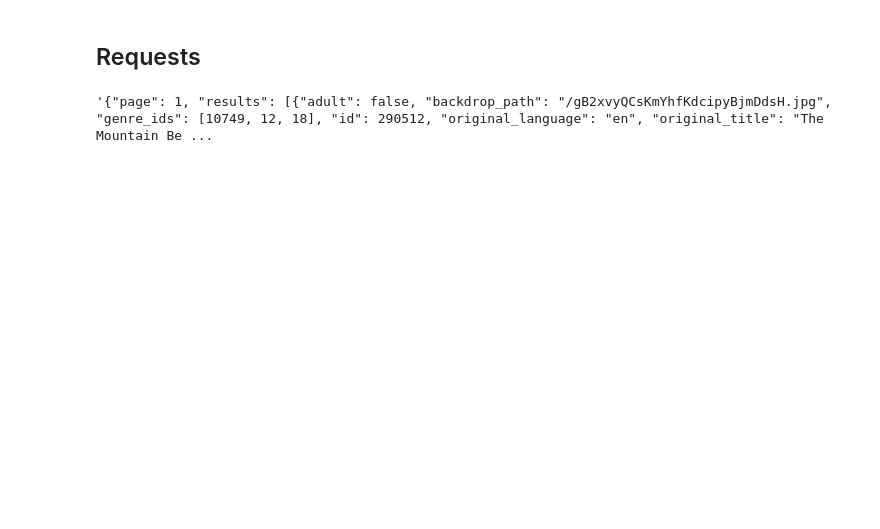
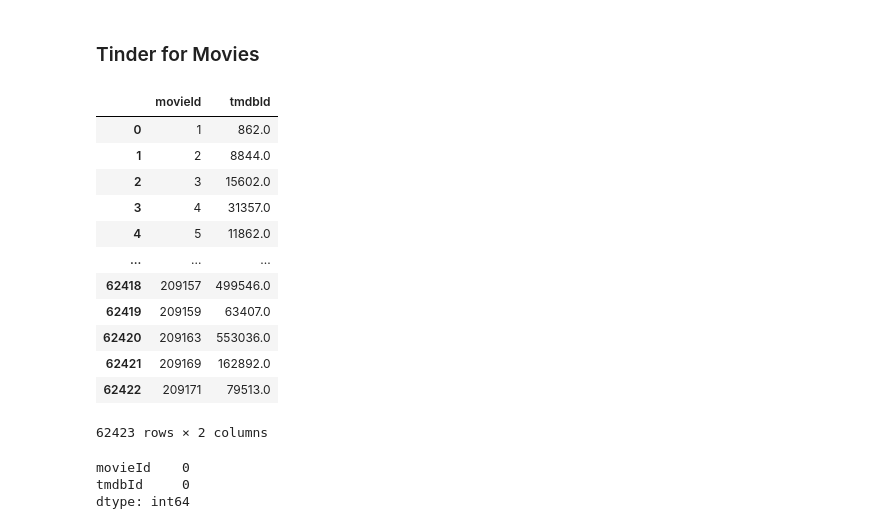
Before and after one commit to Luuzemp14/Cds1_Tinder-4-Movies, a Jupyter notebook: cds1.ipynb, the cells around one changed output. Drawn from its saved outputs; the diff is of its cells as text; code cells hidden in the pictures; blank space fills up the shorter version.

```diff
--- a/cds1.ipynb
+++ b/cds1.ipynb
@@ -54,23 +1,2 @@ genre_lst
-# %% [markdown]
-## Requests
-# %%
-import requests,json,csv,os
-
-API_key = 'f831ad4674ee3f8502035db2a48af4c6'
-Movie_ID = '464052'
-
-def get_data():
-    query = 'https://api.themoviedb.org/3/discover/movie?api_key={}&primary_release_year=2017'.format(API_key)
-    response =  requests.get(query)
-    if response.status_code==200:
-    #status code ==200 indicates the API query was successful
-        array = response.json()
-        text = json.dumps(array)
-        return (text)
-    else:
-        return ("error")
-
-data = get_data()
-data
-# %% [output]
-'{"page": 1, "results": [{"adult": false, "backdrop_path": "/gB2xvyQCsKmYhfKdcipyBjmDdsH.jpg", "genre_ids": [10749, 12, 18], "id": 290512, "original_language": "en", "original_title": "The Mountain Be ...
+# %% [markdown]
+### Tinder for Movies
@@ -76,0 +10,18 @@ data
+# %%
+# read movie IDs
+movie_ids = pd.read_csv('ml-25m/links.csv', usecols = ["movieId", "tmdbId"])
+movie_ids.head()
+# %% [output]
+|  | movieId | tmdbId |
+| 0 | 1 | 862.0 |
+| 1 | 2 | 8844.0 |
+| 2 | 3 | 15602.0 |
+| 3 | 4 | 31357.0 |
+| 4 | 5 | 11862.0 |
+| ... | ... | ... |
+| 62418 | 209157 | 499546.0 |
+| 62419 | 209159 | 63407.0 |
+| 62420 | 209163 | 553036.0 |
+| 62421 | 209169 | 162892.0 |
+| 62422 | 209171 | 79513.0 |
+62423 rows × 2 columns
@@ -76,0 +31,6 @@ data
+# %%
+print(movie_ids.isna().sum())
+# %% [output]
+movieId    0
+tmdbId     0
+dtype: int64
```
Also changed, not shown: parts of 10 cells of this notebook.
